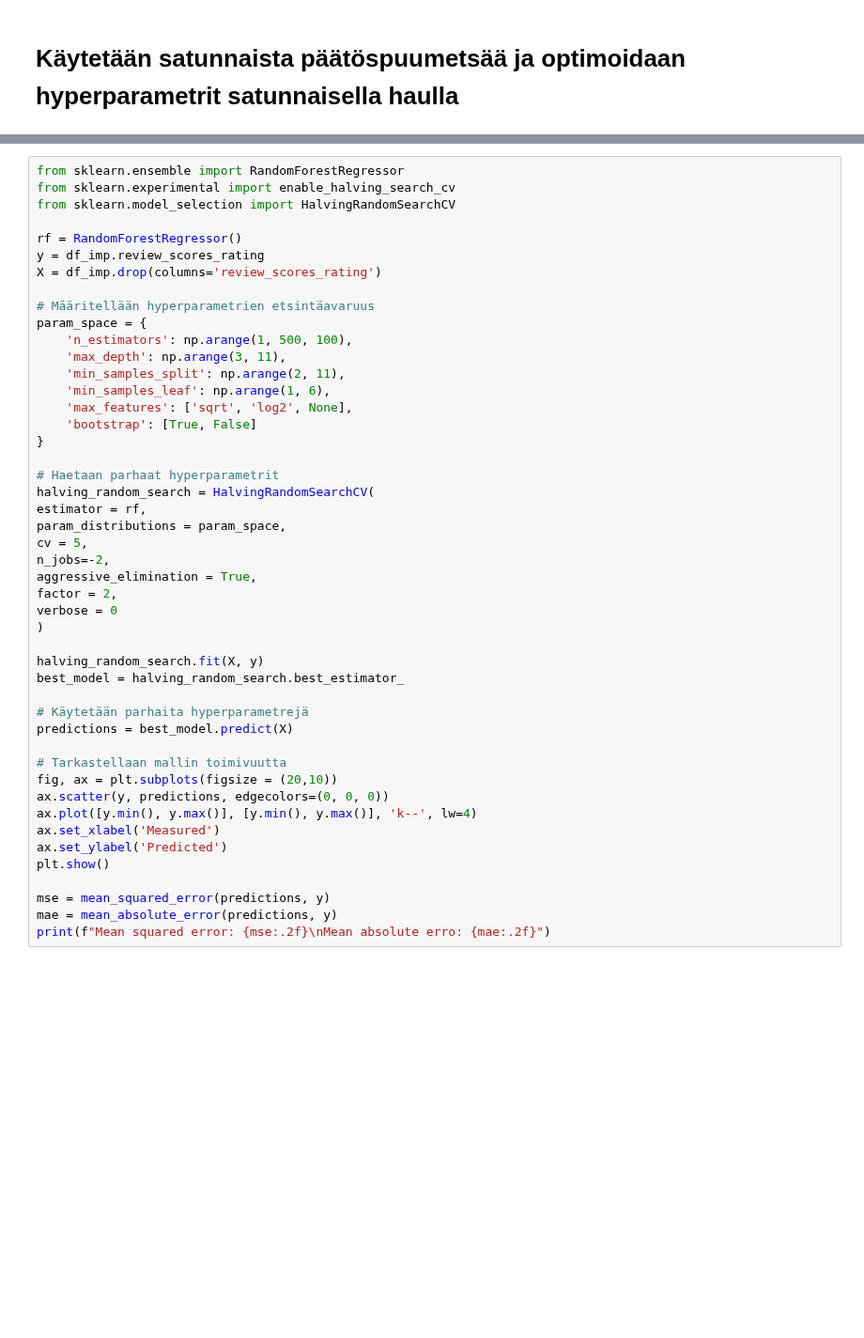
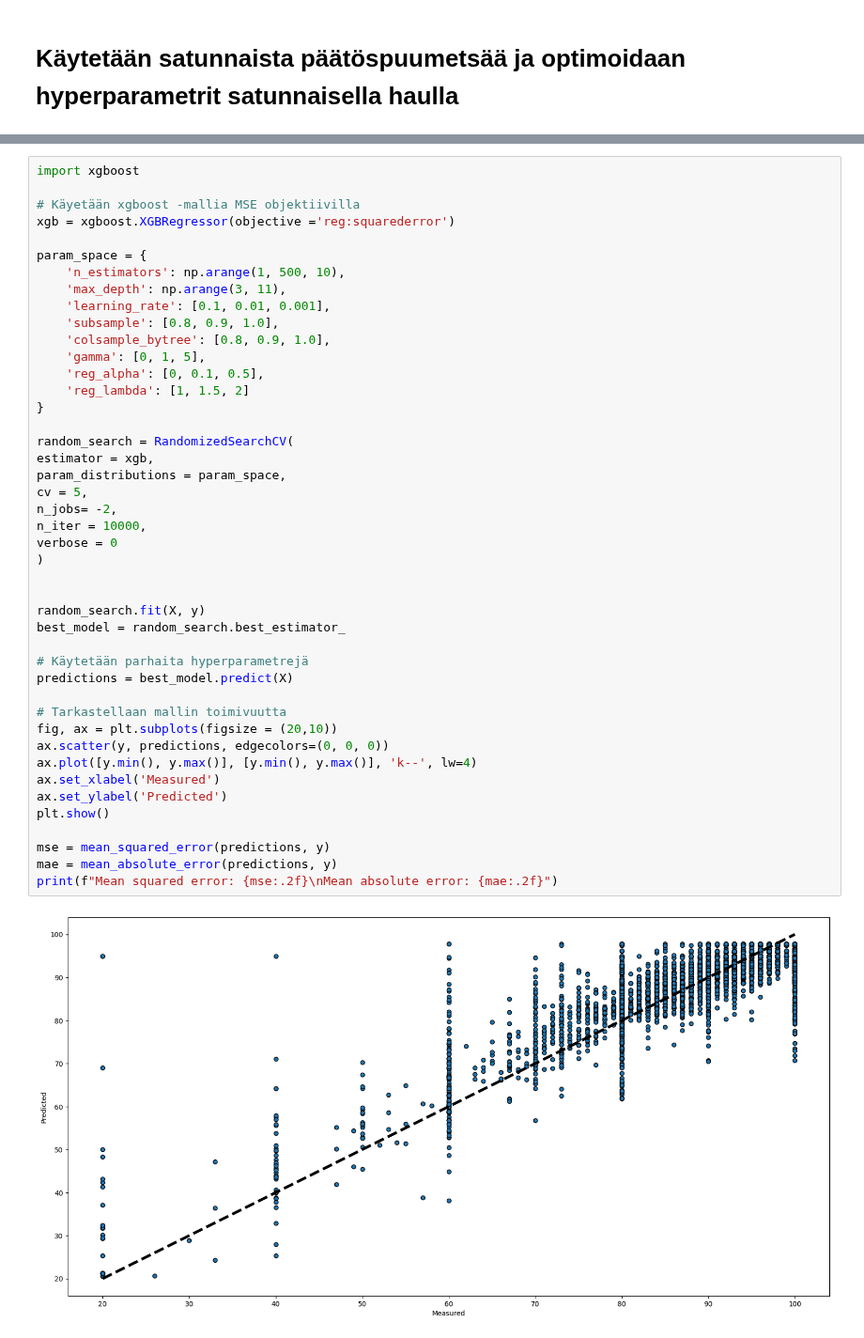
Before and after one commit to THalfar/JoDa, a Jupyter notebook: categorical_and_missing_data.ipynb, the cells around one changed output, grey strips where cells are left out. Shown at 94% size. Drawn from its saved outputs; the diff is of its cells as text; blank space fills up the shorter version.

```diff
--- a/categorical_and_missing_data.ipynb
+++ b/categorical_and_missing_data.ipynb
@@ -163,47 +285,46 @@ print(f"Mean squared error: {mse:.2f}\nMean absolute error: {mae:.2f}")
 # %%
-from sklearn.ensemble import RandomForestRegressor
-from sklearn.experimental import enable_halving_search_cv
-from sklearn.model_selection import HalvingRandomSearchCV
+import xgboost
 
-rf = RandomForestRegressor()
-y = df_imp.review_scores_rating
-X = df_imp.drop(columns='review_scores_rating')
+# Käyetään xgboost -mallia MSE objektiivilla
+xgb = xgboost.XGBRegressor(objective ='reg:squarederror')
 
-# Määritellään hyperparametrien etsintäavaruus
 param_space = {
-    'n_estimators': np.arange(1, 500, 100),
+    'n_estimators': np.arange(1, 500, 10),
     'max_depth': np.arange(3, 11),
-    'min_samples_split': np.arange(2, 11),
-    'min_samples_leaf': np.arange(1, 6),
-    'max_features': ['sqrt', 'log2', None],
-    'bootstrap': [True, False]
+    'learning_rate': [0.1, 0.01, 0.001],
+    'subsample': [0.8, 0.9, 1.0],
+    'colsample_bytree': [0.8, 0.9, 1.0],
+    'gamma': [0, 1, 5],
+    'reg_alpha': [0, 0.1, 0.5],
+    'reg_lambda': [1, 1.5, 2]
 }
 
-# Haetaan parhaat hyperparametrit
-halving_random_search = HalvingRandomSearchCV(
-estimator = rf,
+random_search = RandomizedSearchCV(
+estimator = xgb,
 param_distributions = param_space,
 cv = 5,
-n_jobs=-2,
-aggressive_elimination = True,
-factor = 2,
+n_jobs= -2,
+n_iter = 10000,
 verbose = 0
 )
 
-halving_random_search.fit(X, y)
-best_model = halving_random_search.best_estimator_
+
+random_search.fit(X, y)
+best_model = random_search.best_estimator_
 
 # Käytetään parhaita hyperparametrejä
 predictions = best_model.predict(X)
 
 # Tarkastellaan mallin toimivuutta
 fig, ax = plt.subplots(figsize = (20,10))
 ax.scatter(y, predictions, edgecolors=(0, 0, 0))
 ax.plot([y.min(), y.max()], [y.min(), y.max()], 'k--', lw=4)
 ax.set_xlabel('Measured')
 ax.set_ylabel('Predicted')
 plt.show()
 
 mse = mean_squared_error(predictions, y)
 mae = mean_absolute_error(predictions, y)
-print(f"Mean squared error: {mse:.2f}\nMean absolute erro: {mae:.2f}")
+print(f"Mean squared error: {mse:.2f}\nMean absolute error: {mae:.2f}")
+# %% [output]
+[figure, added]
```
Also changed, not shown: parts of 18 cells of this notebook.
